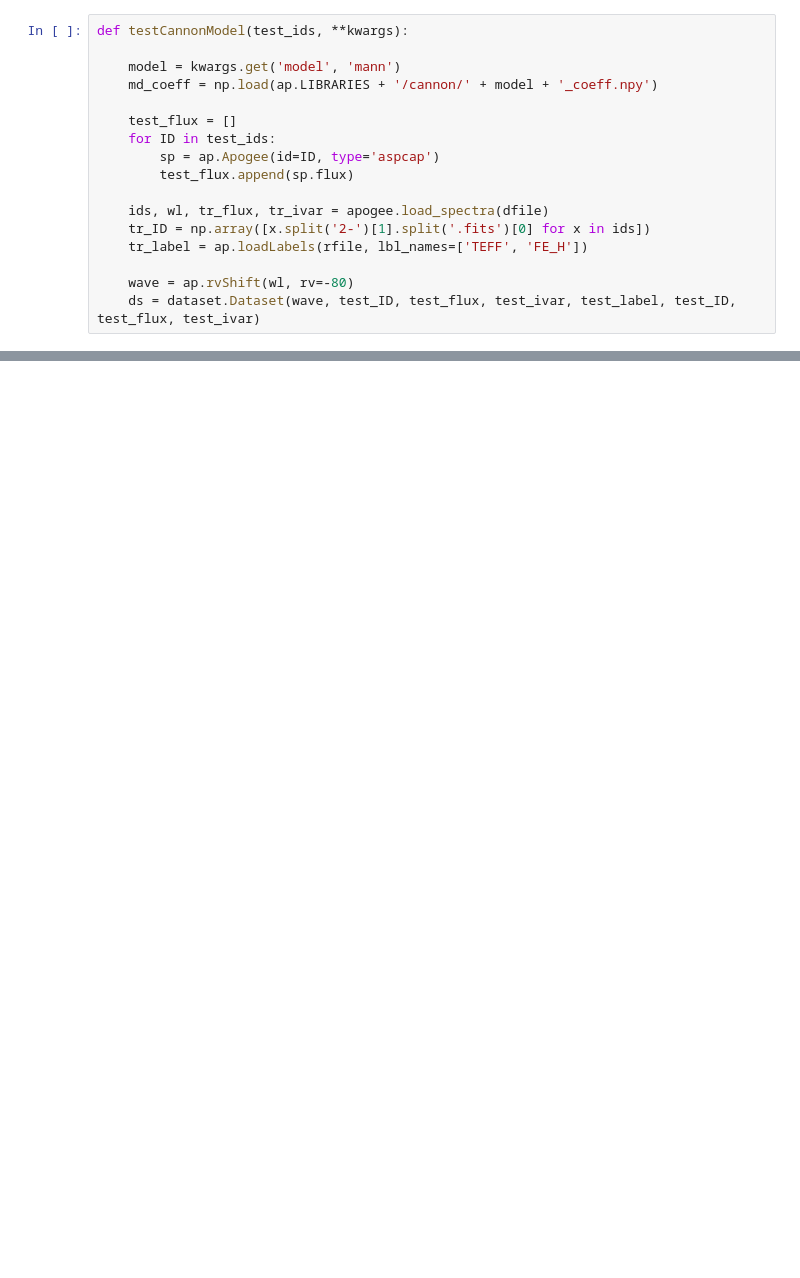
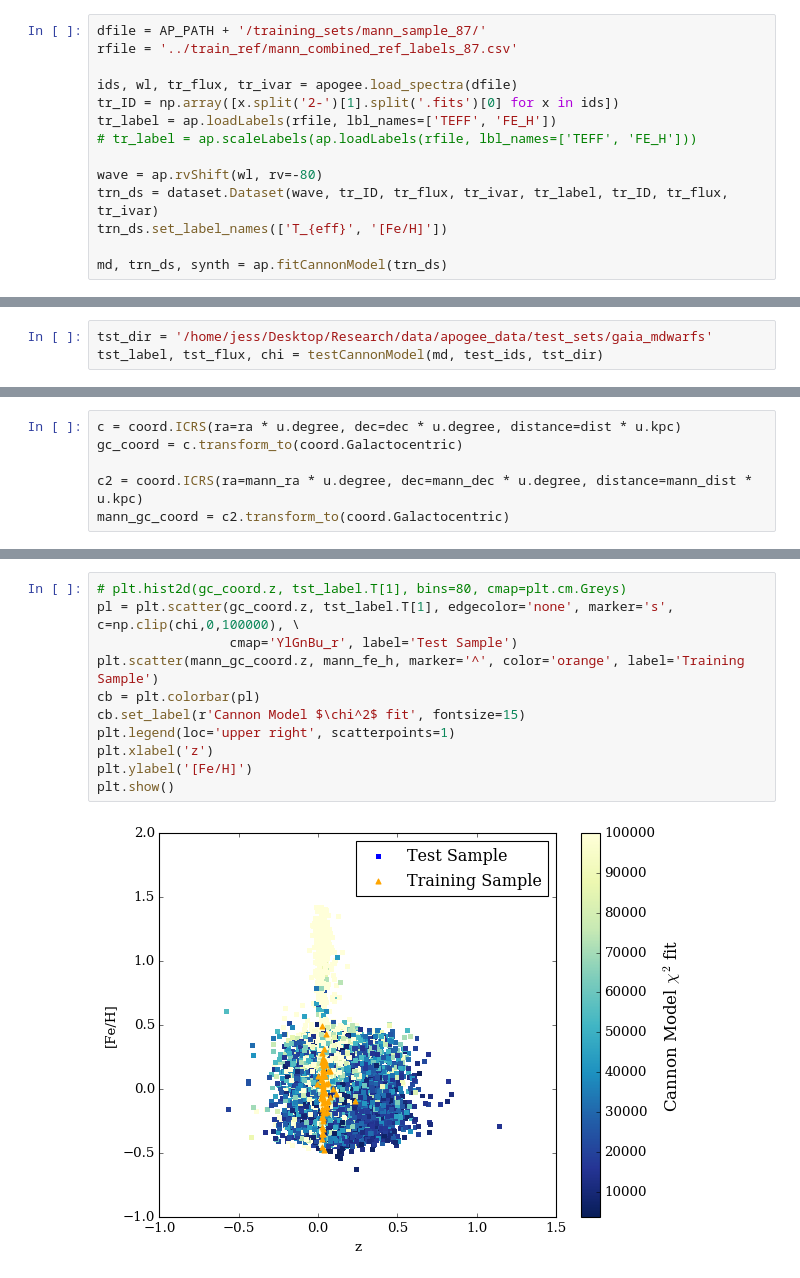
Before and after one commit to jbirky/Mdwarf_project, a Jupyter notebook: cannon_runs/apogee_test/test_mann_model.ipynb, the cells around one changed output, grey strips where cells are left out. Saved outputs shown, nothing was run; the diff lists cells and outputs as text; blank space fills up the shorter version.

Commit message:
apogee test sample

```diff
--- a/cannon_runs/apogee_test/test_mann_model.ipynb
+++ b/cannon_runs/apogee_test/test_mann_model.ipynb
@@ -35,17 +130,14 @@ test_ids = [x.split('aspcapStar-r8-l31c.2-')[1].split('.fits')[0] for x in test_
 # %%
-def testCannonModel(test_ids, **kwargs):
+dfile = AP_PATH + '/training_sets/mann_sample_87/'
+rfile = '../train_ref/mann_combined_ref_labels_87.csv'
 
-    model = kwargs.get('model', 'mann')
-    md_coeff = np.load(ap.LIBRARIES + '/cannon/' + model + '_coeff.npy')
+ids, wl, tr_flux, tr_ivar = apogee.load_spectra(dfile)
+tr_ID = np.array([x.split('2-')[1].split('.fits')[0] for x in ids])
+tr_label = ap.loadLabels(rfile, lbl_names=['TEFF', 'FE_H'])
+# tr_label = ap.scaleLabels(ap.loadLabels(rfile, lbl_names=['TEFF', 'FE_H']))
 
-    test_flux = []
-    for ID in test_ids:
-        sp = ap.Apogee(id=ID, type='aspcap')
-        test_flux.append(sp.flux)
+wave = ap.rvShift(wl, rv=-80)
+trn_ds = dataset.Dataset(wave, tr_ID, tr_flux, tr_ivar, tr_label, tr_ID, tr_flux, tr_ivar)
+trn_ds.set_label_names(['T_{eff}', '[Fe/H]'])
 
-    ids, wl, tr_flux, tr_ivar = apogee.load_spectra(dfile)
-    tr_ID = np.array([x.split('2-')[1].split('.fits')[0] for x in ids])
-    tr_label = ap.loadLabels(rfile, lbl_names=['TEFF', 'FE_H'])
-
-    wave = ap.rvShift(wl, rv=-80)
-    ds = dataset.Dataset(wave, test_ID, test_flux, test_ivar, test_label, test_ID, test_flux, test_ivar)
+md, trn_ds, synth = ap.fitCannonModel(trn_ds)
@@ -51,0 +214,3 @@ def testCannonModel(test_ids, **kwargs):
+# %%
+tst_dir = '/home/jess/Desktop/Research/data/apogee_data/test_sets/gaia_mdwarfs'
+tst_label, tst_flux, chi = testCannonModel(md, test_ids, tst_dir)
@@ -51,0 +282,6 @@ def testCannonModel(test_ids, **kwargs):
+# %%
+c = coord.ICRS(ra=ra * u.degree, dec=dec * u.degree, distance=dist * u.kpc)
+gc_coord = c.transform_to(coord.Galactocentric)
+
+c2 = coord.ICRS(ra=mann_ra * u.degree, dec=mann_dec * u.degree, distance=mann_dist * u.kpc)
+mann_gc_coord = c2.transform_to(coord.Galactocentric)
@@ -51,0 +377,13 @@ def testCannonModel(test_ids, **kwargs):
+# %%
+# plt.hist2d(gc_coord.z, tst_label.T[1], bins=80, cmap=plt.cm.Greys)
+pl = plt.scatter(gc_coord.z, tst_label.T[1], edgecolor='none', marker='s', c=np.clip(chi,0,100000), \
+                 cmap='YlGnBu_r', label='Test Sample')
+plt.scatter(mann_gc_coord.z, mann_fe_h, marker='^', color='orange', label='Training Sample')
+cb = plt.colorbar(pl)
+cb.set_label(r'Cannon Model $\chi^2$ fit', fontsize=15)
+plt.legend(loc='upper right', scatterpoints=1)
+plt.xlabel('z')
+plt.ylabel('[Fe/H]')
+plt.show()
+# %% [output]
+[figure, added]
```
Also changed, not shown: parts of 30 cells of this notebook, 1 other file.
